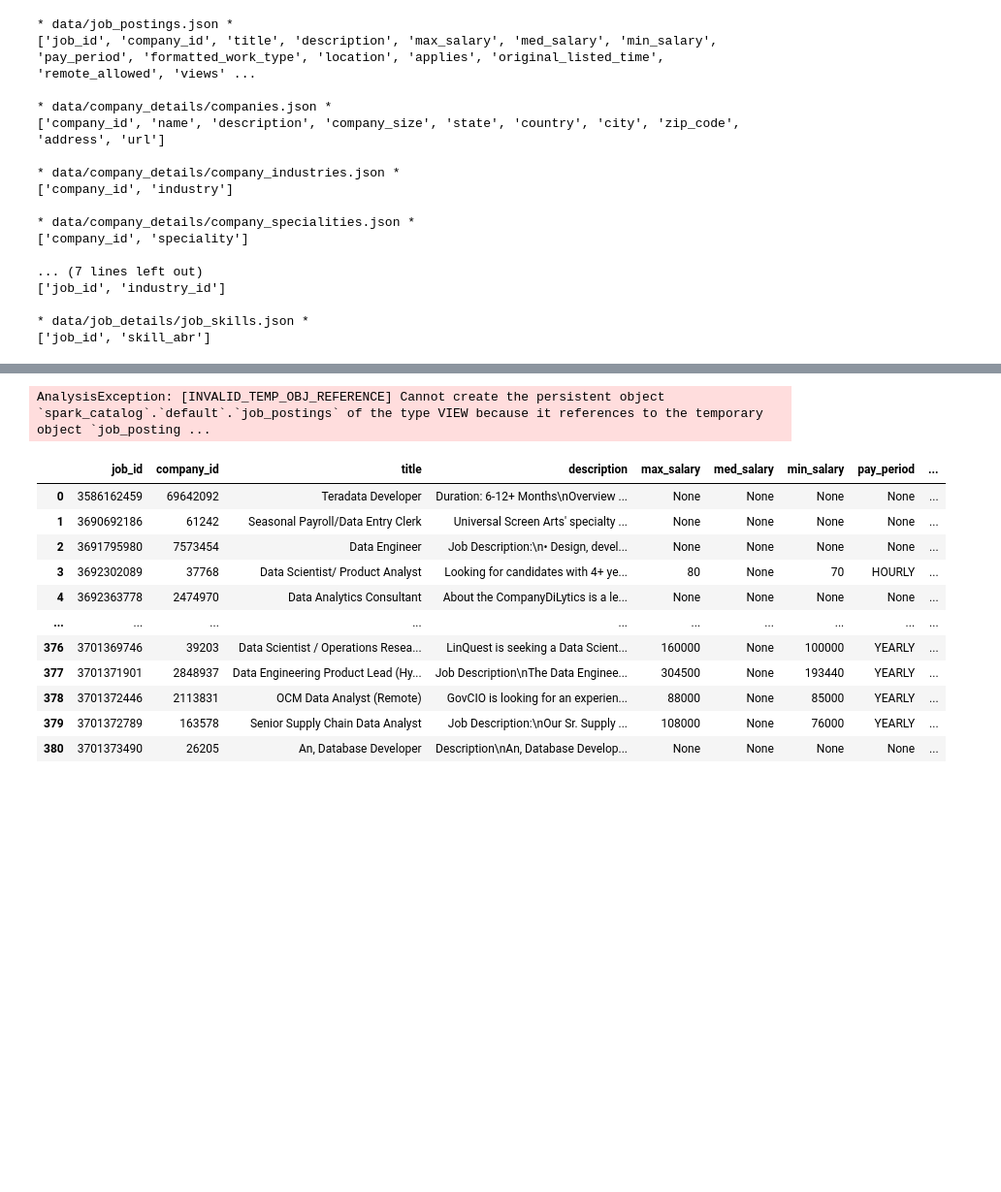
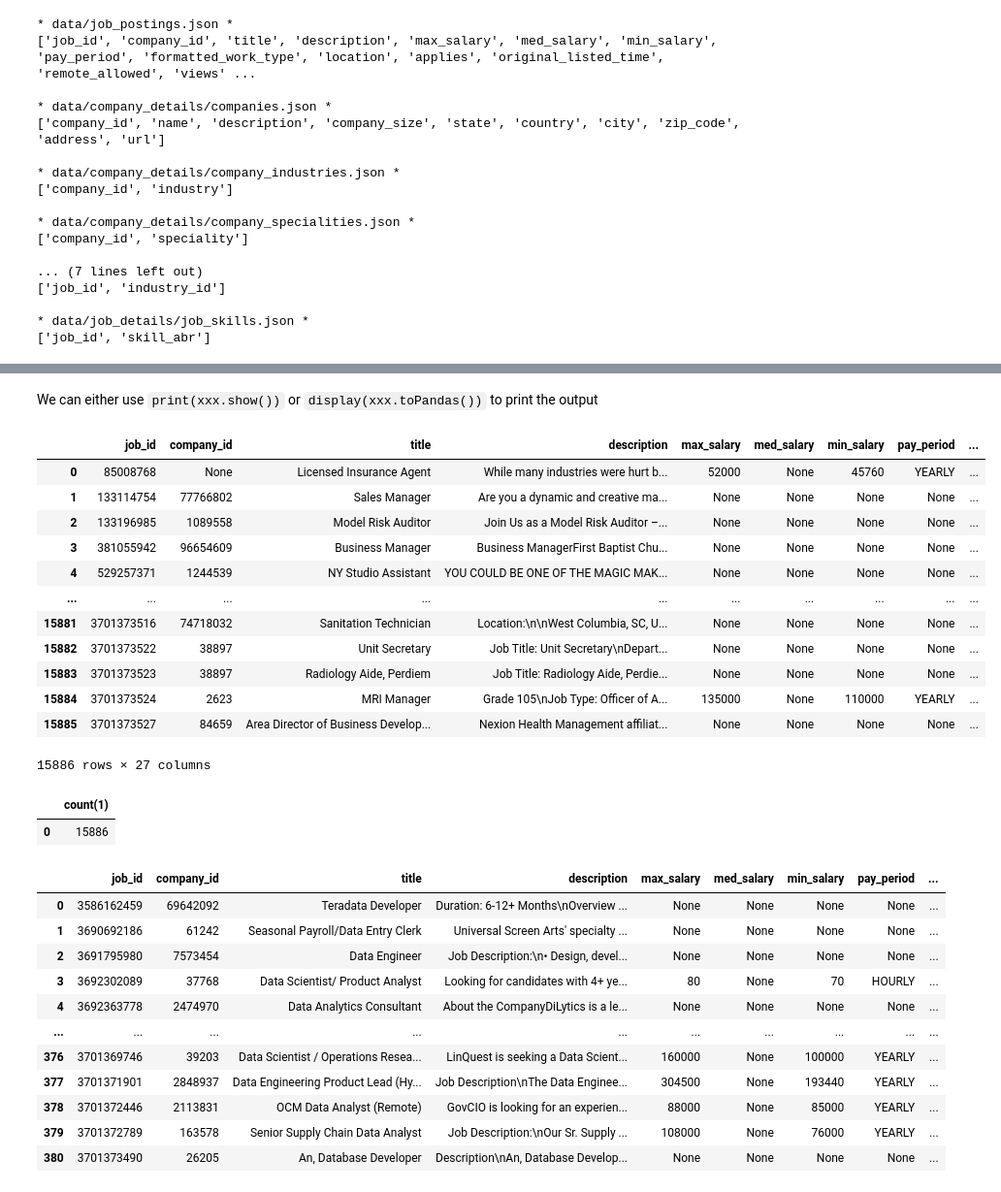
Before and after one commit to AndhikaWB/linkedin-job-postings-analysis, a Jupyter notebook: main.ipynb, the cells around one changed output, grey strips where cells are left out. Shown: that part at 97% size. Drawn from its saved outputs; the diff is of its cells as text; code cells hidden in the pictures; blank space fills up the shorter version.

```diff
--- a/main.ipynb
+++ b/main.ipynb
@@ -25 +6,25 @@ To adjust logging level use sc.setLogLevel(newLevel). For SparkR, use setLogLeve
+# %%
+import os
+from pyspark.sql import SparkSession
+
+spark = (
+    SparkSession
+        .builder
+        # local = single thread, local[*] = max threads
+        .master('local[*]')
+        .appName('Dhika\'s Spark Labs')
+        # The default address for Hive metastore
+        .config('hive.metastore.uris', 'thrift://localhost:9083')
+        # Seems to have no effect when "hive.metastore.uris" is used
+        .config('spark.sql.warehouse.dir', 'hdfs://localhost:9000/user/hive/warehouse')
+        # Hive must to be enabled to connect from Metabase
+        .enableHiveSupport()
+        .getOrCreate()
+)
+
+# To differentiate between HDFS and real system path
+# By default, PySpark will use HDFS path if we enable Hive
+# hdfs:// = Hadoop, file:// = real system
+def real_path(path):
+    return 'file://' + os.path.abspath(path)
 # %%
@@ -31,5 +40,10 @@ print(spark.catalog.listTables())
 []
 # %% [markdown]
 ## Read data from source files
+# %%
+import pandas as pd
+
+pd.set_option('display.max_rows', 50)
+pd.set_option('display.max_columns', 50)
 # %%
 import os
@@ -88,9 +104,9 @@ for key, value in headers.items():
 ['job_id', 'skill_abr']
 # %%
 job_postings = 'data/job_postings.json'
-df_jp = spark.read.json(job_postings)
+df_jp = spark.read.json(real_path(job_postings))
 
-# Reading CSV directly using PySpark may cause issues
+# Reading CSV directly using PySpark may cause issues (see above)
 # Single multiline row can be mistreated as multiple rows
 """ # header = get column name from CSV header
 # inferSchema = auto detect column data type when possible
@@ -101,12 +117,14 @@ df_jp = (
     ).csv('data/job_postings.csv')
 ) """
 
-# Restore custom column order (the default is ascending)
+# Restore original column order (the default is ascending)
 df_jp = df_jp.select(*headers[job_postings])
 
 # Print column names and types
+# No need since all types are string
 # df_jp.printSchema()
 
+# Compare all rows vs distinct rows
 print(df_jp.count())
 print(df_jp.distinct().count())
 # %% [output]
@@ -117,15 +134,30 @@ print(df_jp.distinct().count())
+# %% [markdown]
+We can either use `print(xxx.show())` or `display(xxx.toPandas())` to print the output
 # %%
 # Treat current CSV as temporary SQL table
 # You can then execute SQL commands on this table
 df_jp.createOrReplaceTempView("job_postings")
 
 # We can also use "select distinct" to return only unique rows,
 # but all rows are already unique based on previous result
-spark.sql('CREATE VIEW job_postings AS SELECT * FROM job_postings').show()
-# spark.sql('SELECT * FROM job_postings').show()
-# spark.sql('SELECT COUNT(*) FROM job_postings').show()
+display(spark.sql('SELECT * FROM job_postings').toPandas())
+display(spark.sql('SELECT COUNT(*) FROM job_postings').toPandas())
 # %% [output]
+|  | job_id | company_id | title | description | max_salary | med_salary | min_salary | pay_period | ... |
+| 0 | 85008768 | None | Licensed Insurance Agent | While many industries were hurt b... | 52000 | None | 45760 | YEARLY | ... |
+| 1 | 133114754 | 77766802 | Sales Manager | Are you a dynamic and creative ma... | None | None | None | None | ... |
+| 2 | 133196985 | 1089558 | Model Risk Auditor | Join Us as a Model Risk Auditor –... | None | None | None | None | ... |
+| 3 | 381055942 | 96654609 | Business Manager | Business ManagerFirst Baptist Chu... | None | None | None | None | ... |
+| 4 | 529257371 | 1244539 | NY Studio Assistant | YOU COULD BE ONE OF THE MAGIC MAK... | None | None | None | None | ... |
+| ... | ... | ... | ... | ... | ... | ... | ... | ... | ... |
+| 15881 | 3701373516 | 74718032 | Sanitation Technician | Location:\n\nWest Columbia, SC, U... | None | None | None | None | ... |
+| 15882 | 3701373522 | 38897 | Unit Secretary | Job Title: Unit Secretary\nDepart... | None | None | None | None | ... |
+| 15883 | 3701373523 | 38897 | Radiology Aide, Perdiem | Job Title: Radiology Aide, Perdie... | None | None | None | None | ... |
+| 15884 | 3701373524 | 2623 | MRI Manager | Grade 105\nJob Type: Officer of A... | 135000 | None | 110000 | YEARLY | ... |
+| 15885 | 3701373527 | 84659 | Area Director of Business Develop... | Nexion Health Management affiliat... | None | None | None | None | ... |
-AnalysisException: [INVALID_TEMP_OBJ_REFERENCE] Cannot create the persistent object `spark_catalog`.`default`.`job_postings` of the type VIEW because it references to the temporary object `job_posting ...
+15886 rows × 27 columns
+|  | count(1) |
+| 0 | 15886 |
 # %%
 # # Unimportant columns
 # filter_cols = [
```
Also changed, not shown: parts of 5 cells of this notebook, 8 other files.
